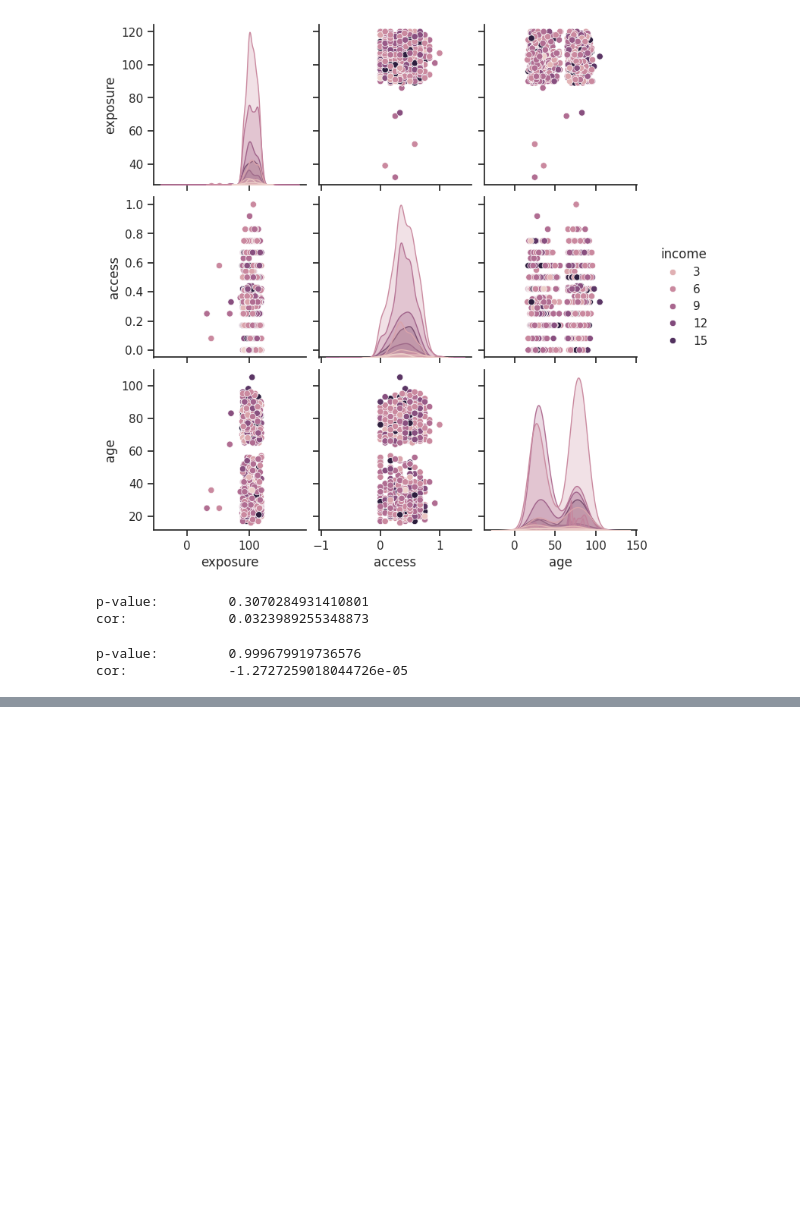
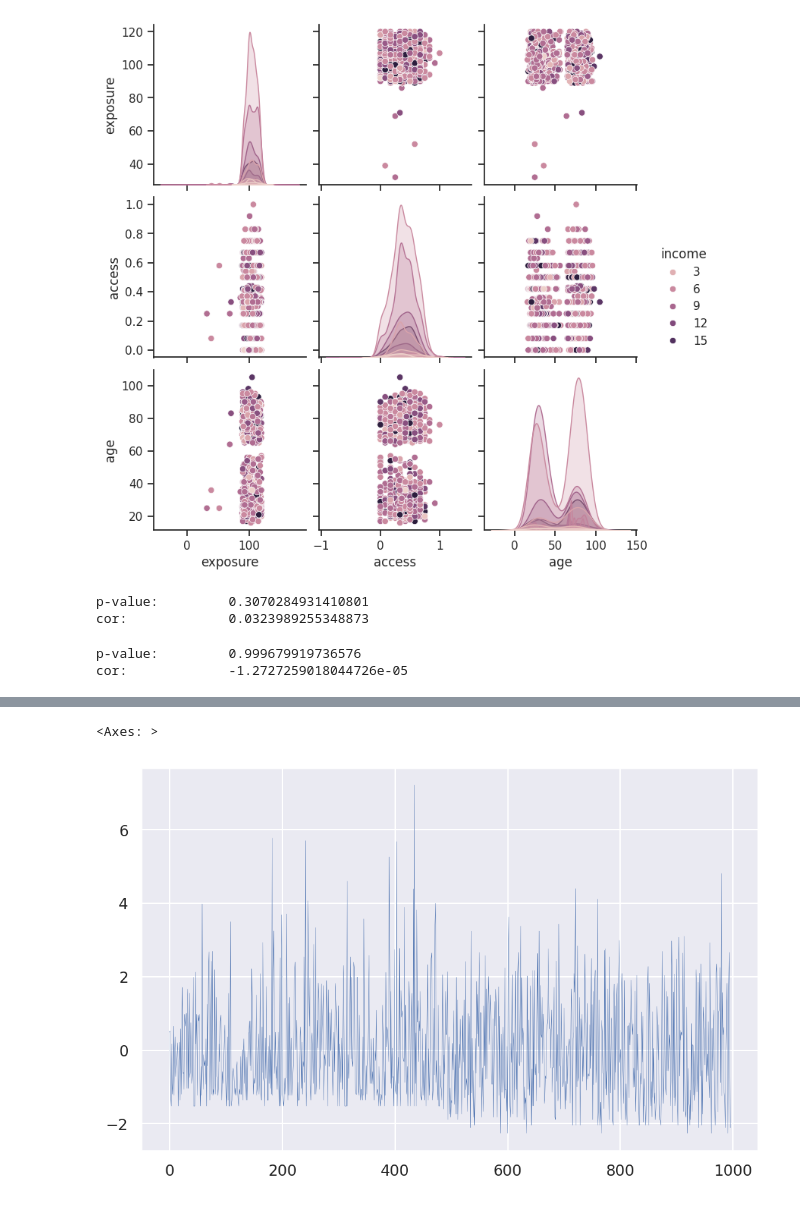
Before and after one commit to anushka10079/EDArepo, a Jupyter notebook: Untitled1.ipynb, the cells around one changed output, grey strips where cells are left out. Cells and saved outputs as stored; diff of their text form; code cells hidden in the pictures; blank space fills up the shorter version.

```diff
--- a/Untitled1.ipynb
+++ b/Untitled1.ipynb
@@ -483,0 +552,13 @@ TypeError: unsupported operand type(s) for +: 'int' and 'str'
+# %%
+import matplotlib.pyplot as plt
+import seaborn as sns
+sns.set(rc={'figure.figsize':(11, 4)}) #Runtime Configuration
+plt.rcParams['figure.figsize'] = (8,5)
+plt.rcParams['figure.dpi'] = 150
+
+
+#2. Next, let's generate a line plot of the full time series of Germany's daily electricity consumption:
+dataframe['health1'].plot(linewidth=0.25)
+# %% [output]
+<Axes: >
+[figure, added]
```
Also changed, not shown: parts of 50 cells of this notebook.
